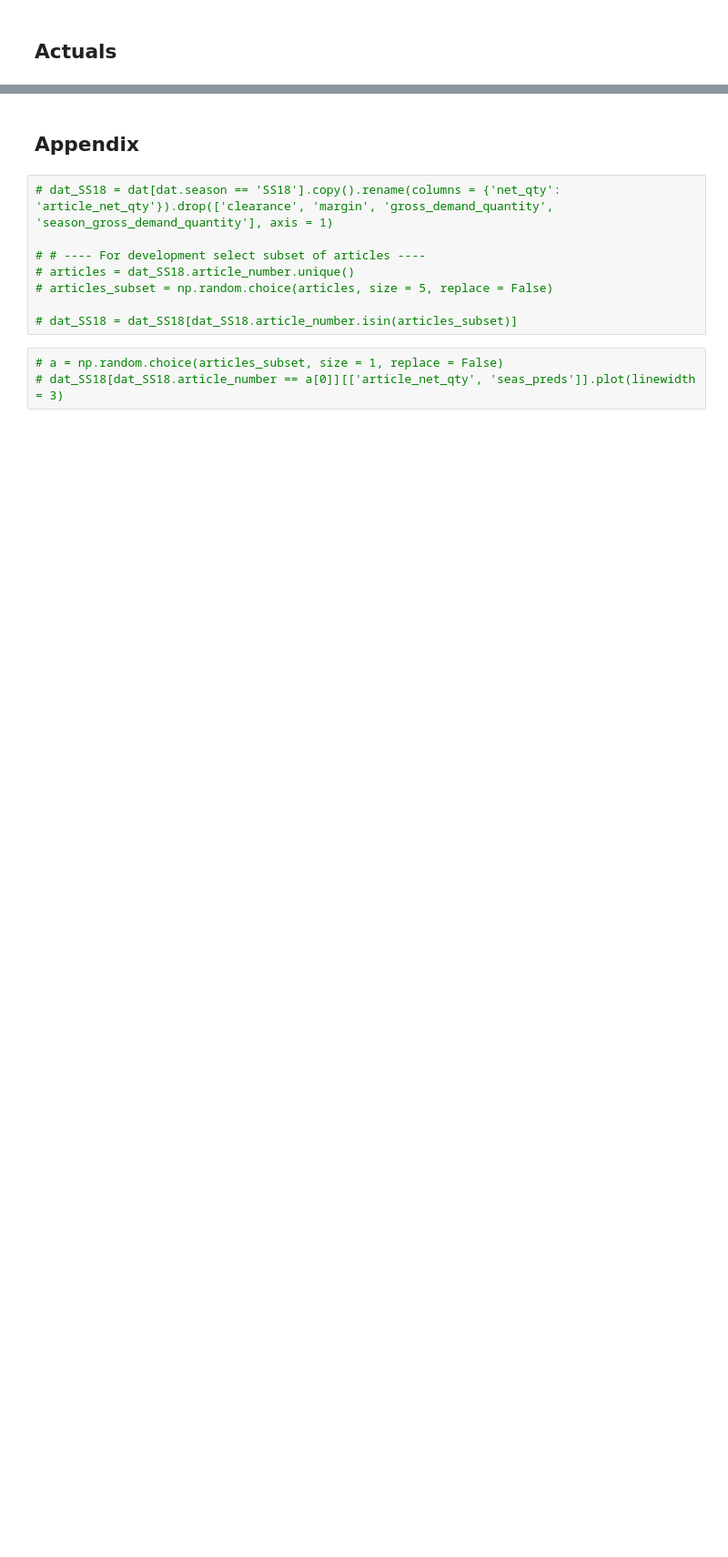
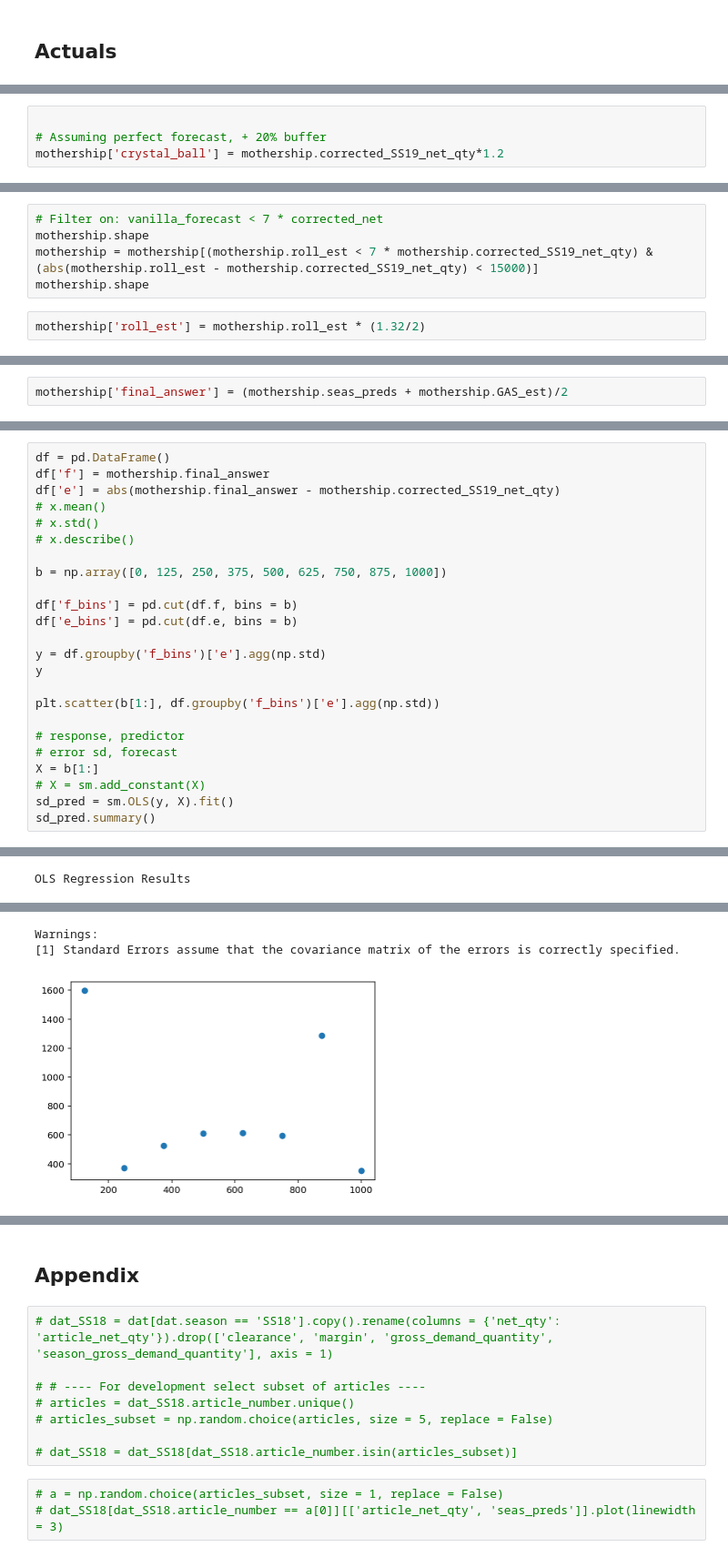
Before and after one commit to cwcomiskey/Misc, a Jupyter notebook: adidas/evaluation.ipynb, the cells around one changed output, grey strips where cells are left out. Shown at 91% size. Cells and saved outputs as stored; diff of their text form; blank space fills up the shorter version.

```diff
--- a/adidas/evaluation.ipynb
+++ b/adidas/evaluation.ipynb
@@ -936,0 +975,4 @@ dat = dat.groupby('article_number')['net_qty'].apply('sum')
+# %%
+
+# Assuming perfect forecast, + 20% buffer
+mothership['crystal_ball'] = mothership.corrected_SS19_net_qty*1.2
@@ -936,0 +984,7 @@ dat = dat.groupby('article_number')['net_qty'].apply('sum')
+# %%
+# Filter on: vanilla_forecast < 7 * corrected_net
+mothership.shape
+mothership = mothership[(mothership.roll_est < 7 * mothership.corrected_SS19_net_qty) & (abs(mothership.roll_est - mothership.corrected_SS19_net_qty) < 15000)]
+mothership.shape
+# %%
+mothership['roll_est'] = mothership.roll_est * (1.32/2)
@@ -936,0 +1026,2 @@ dat = dat.groupby('article_number')['net_qty'].apply('sum')
+# %%
+mothership['final_answer'] = (mothership.seas_preds + mothership.GAS_est)/2
@@ -936,0 +1039,25 @@ dat = dat.groupby('article_number')['net_qty'].apply('sum')
+# %%
+df = pd.DataFrame()
+df['f'] = mothership.final_answer
+df['e'] = abs(mothership.final_answer - mothership.corrected_SS19_net_qty)
+# x.mean()
+# x.std()
+# x.describe()
+
+b = np.array([0, 125, 250, 375, 500, 625, 750, 875, 1000])
+
+df['f_bins'] = pd.cut(df.f, bins = b)
+df['e_bins'] = pd.cut(df.e, bins = b)
+
+y = df.groupby('f_bins')['e'].agg(np.std)
+y
+
+plt.scatter(b[1:], df.groupby('f_bins')['e'].agg(np.std))
+
+# response, predictor
+# error sd, forecast
+X = b[1:]
+# X = sm.add_constant(X)
+sd_pred = sm.OLS(y, X).fit()
+sd_pred.summary()
+# %% [output]
@@ -936,0 +1075 @@ dat = dat.groupby('article_number')['net_qty'].apply('sum')
+OLS Regression Results
@@ -936,0 +1091,3 @@ dat = dat.groupby('article_number')['net_qty'].apply('sum')
+Warnings:
+[1] Standard Errors assume that the covariance matrix of the errors is correctly specified.
+[figure, added]
```
Also changed, not shown: parts of 81 cells of this notebook, 17 other files.
